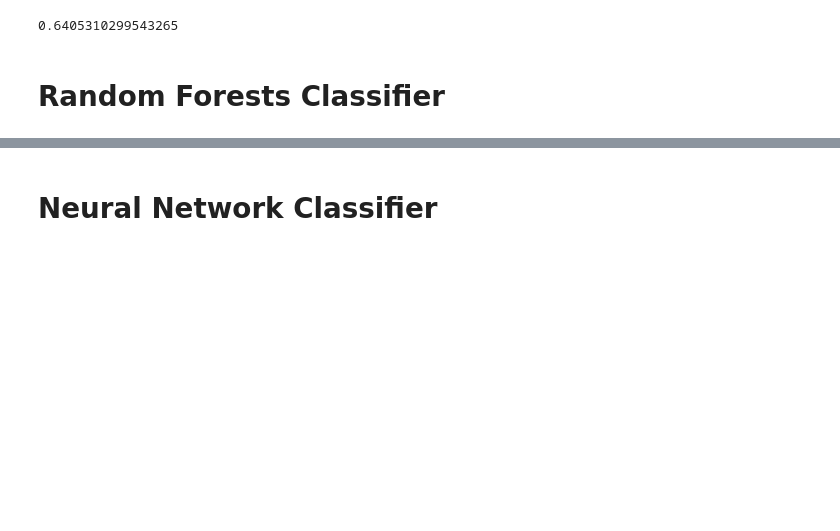
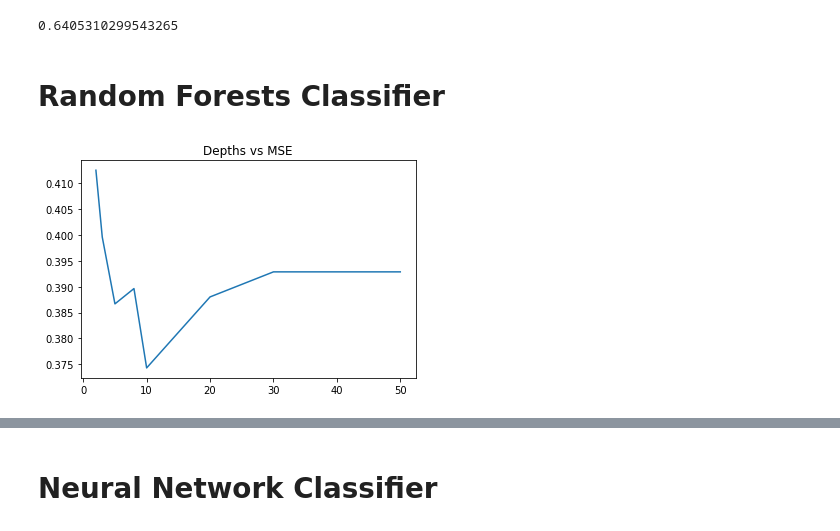
Before and after one commit to MartinMurata/CustomerAnalytics, a Jupyter notebook: CustomerAnalytics.ipynb, the cells around one changed output, grey strips where cells are left out. Drawn from its saved outputs; the diff is of its cells as text; code cells hidden in the pictures; blank space fills up the shorter version.

```diff
--- a/CustomerAnalytics.ipynb
+++ b/CustomerAnalytics.ipynb
@@ -111,3 +111,15 @@ scores.mean()
 kaggle_submit('Y_submit_abc.txt',clf.predict(Xte))
 # %% [markdown]
 # Random Forests Classifier
+# %%
+rfcMSE = []
+depths = [2,3,5,8,10,20,30,40,50]
+for d in depths:
+    forestLearner = RFC(n_estimators=10, max_depth=d,min_samples_split=5, random_state=0)
+    forestLearner = forestLearner.fit(Xtr, Ytr)
+    rfcMSE.append(MSE(Yval,forestLearner.predict(Xval)))
+plt.plot(depths,rfcMSE)
+plt.title('Depths vs MSE')
+plt.show()
+# %% [output]
+[figure, added]
```
Also changed, not shown: parts of 9 cells of this notebook, 2 other files.
